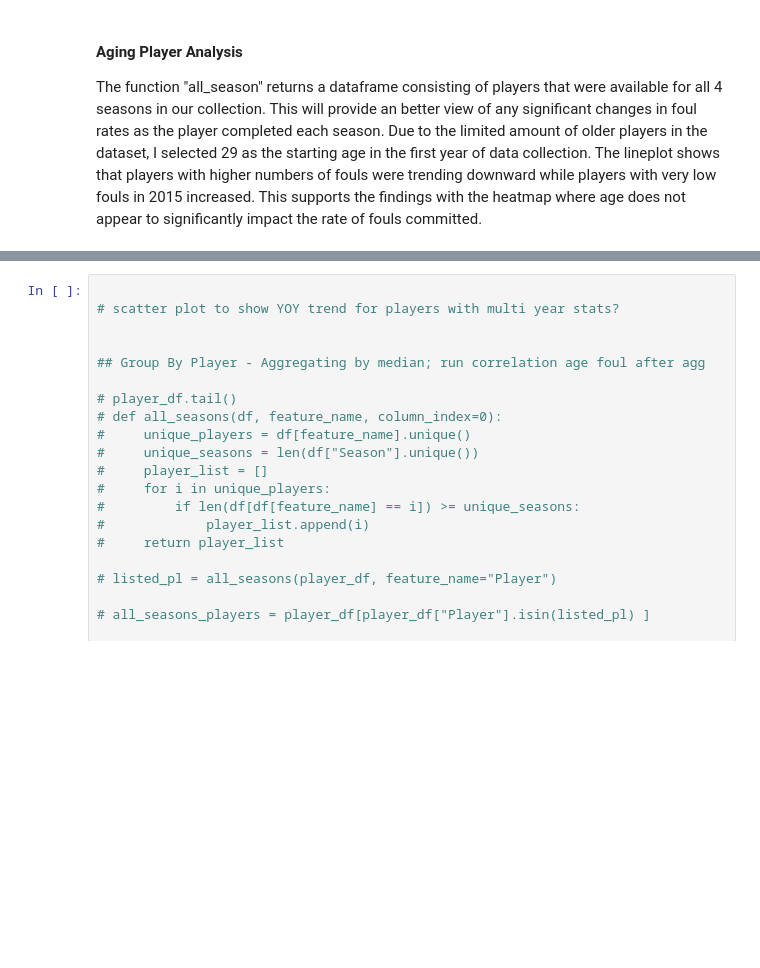
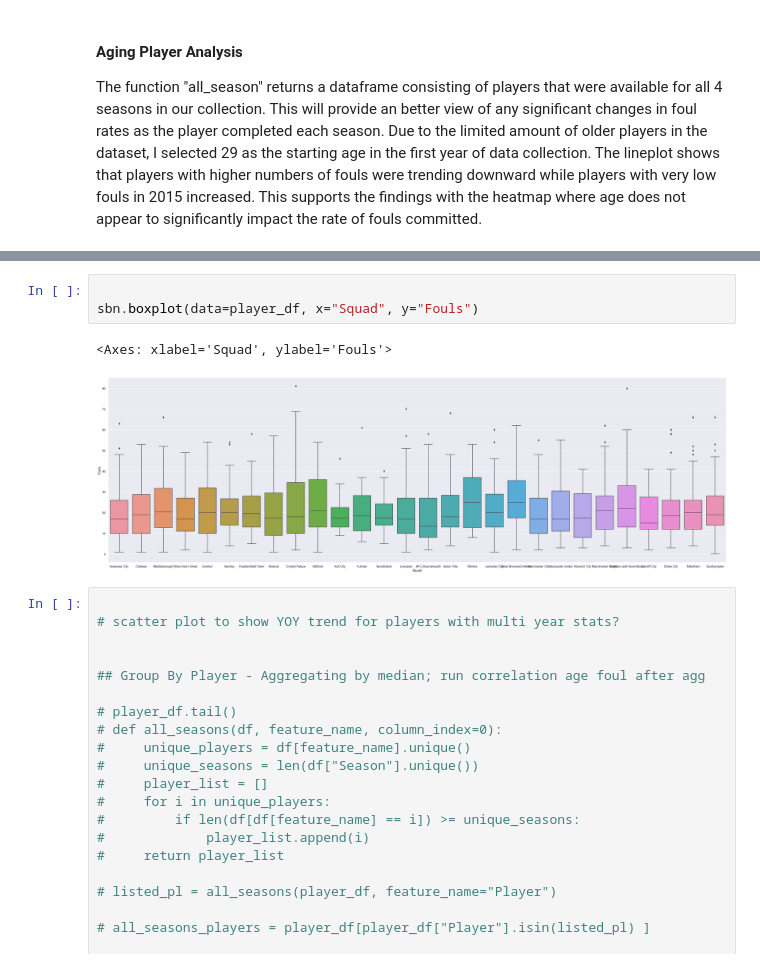
Before and after one commit to ascrivs/studious-couscous, a Jupyter notebook: DSA-Project.ipynb, the cells around one changed output, grey strips where cells are left out. Drawn from its saved outputs; the diff is of its cells as text; blank space fills up the shorter version.

Commit message:
Adds boxplot for Squal to Foul ratio and explains selected high foul clubs for sampling play style in future charts

```diff
--- a/DSA-Project.ipynb
+++ b/DSA-Project.ipynb
@@ -316,3 +344,9 @@ sbn.move_legend(lineplot, "upper left", bbox_to_anchor=(1, 1))
+# %%
+
+sbn.boxplot(data=player_df, x="Squad", y="Fouls")
+# %% [output]
+<Axes: xlabel='Squad', ylabel='Fouls'>
+[figure, added]
 # %%
 
 # scatter plot to show YOY trend for players with multi year stats?
```
Also changed, not shown: parts of 8 cells of this notebook.
